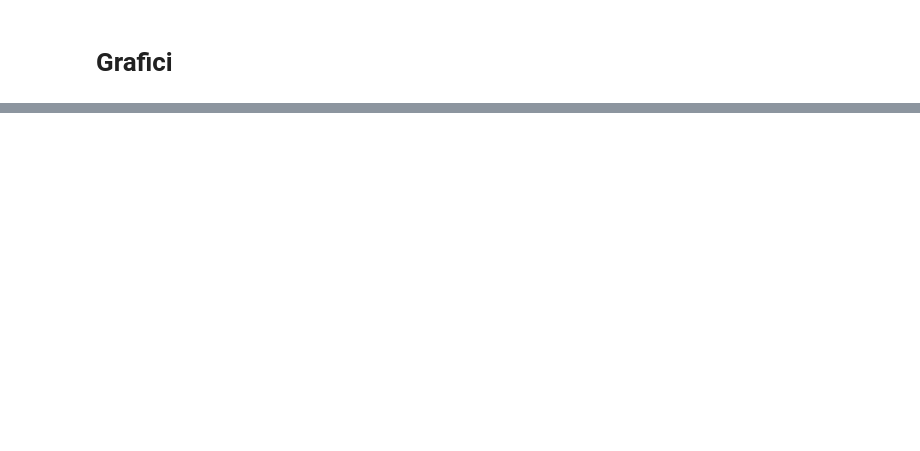
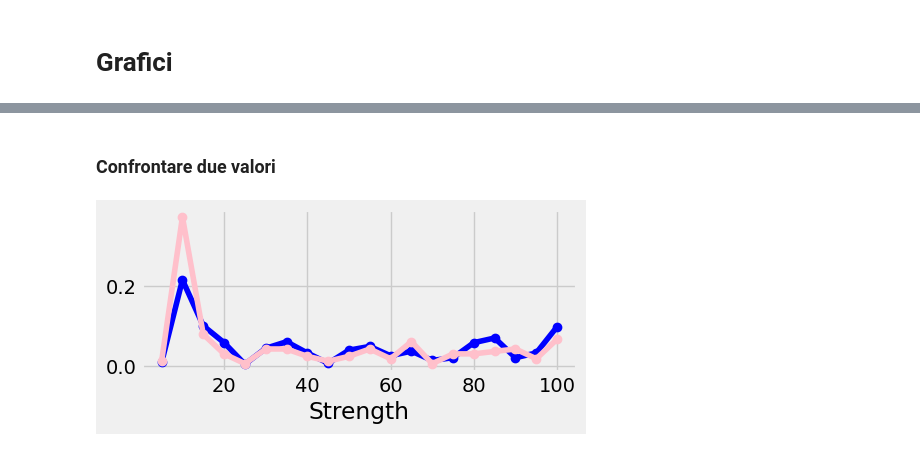
Before and after one commit to gabrielebagnasco/Statistica, a Jupyter notebook: riassunto python.ipynb, the cells around one changed output, grey strips where cells are left out. Cells and saved outputs as stored; diff of their text form; code cells hidden in the pictures; blank space fills up the shorter version.

```diff
--- a/riassunto python.ipynb
+++ b/riassunto python.ipynb
@@ -209,0 +474,22 @@ import pandas as pd
+# %% [markdown]
+### Confrontare due valori
+# %%
+male_strength_freq = (pd.crosstab(index=heroes.loc[heroes['Gender']=='M',
+                                                   'Strength'],
+                                 columns='Rel. freq.',
+                                 normalize=True)
+                        .loc[:, 'Rel. freq.'])
+male_strength_freq = male_strength_freq.reindex(heroes['Strength'].unique()).dropna().sort_index()
+
+female_strength_freq = (pd.crosstab(index=heroes.loc[heroes['Gender']=='F',
+                                                     'Strength'],
+                                   columns='Rel. freq.',
+                                   normalize=True)
+                          .loc[:, 'Rel. freq.'])
+male_strength_freq = male_strength_freq.reindex(heroes['Strength'].unique()).dropna().sort_index()
+
+male_strength_freq.plot(marker='o', color='blue', legend=False)
+female_strength_freq.plot(marker='o', color='pink', legend=False)
+plt.show()
+# %% [output]
+[figure, added]
```
Also changed, not shown: parts of 56 cells of this notebook.
